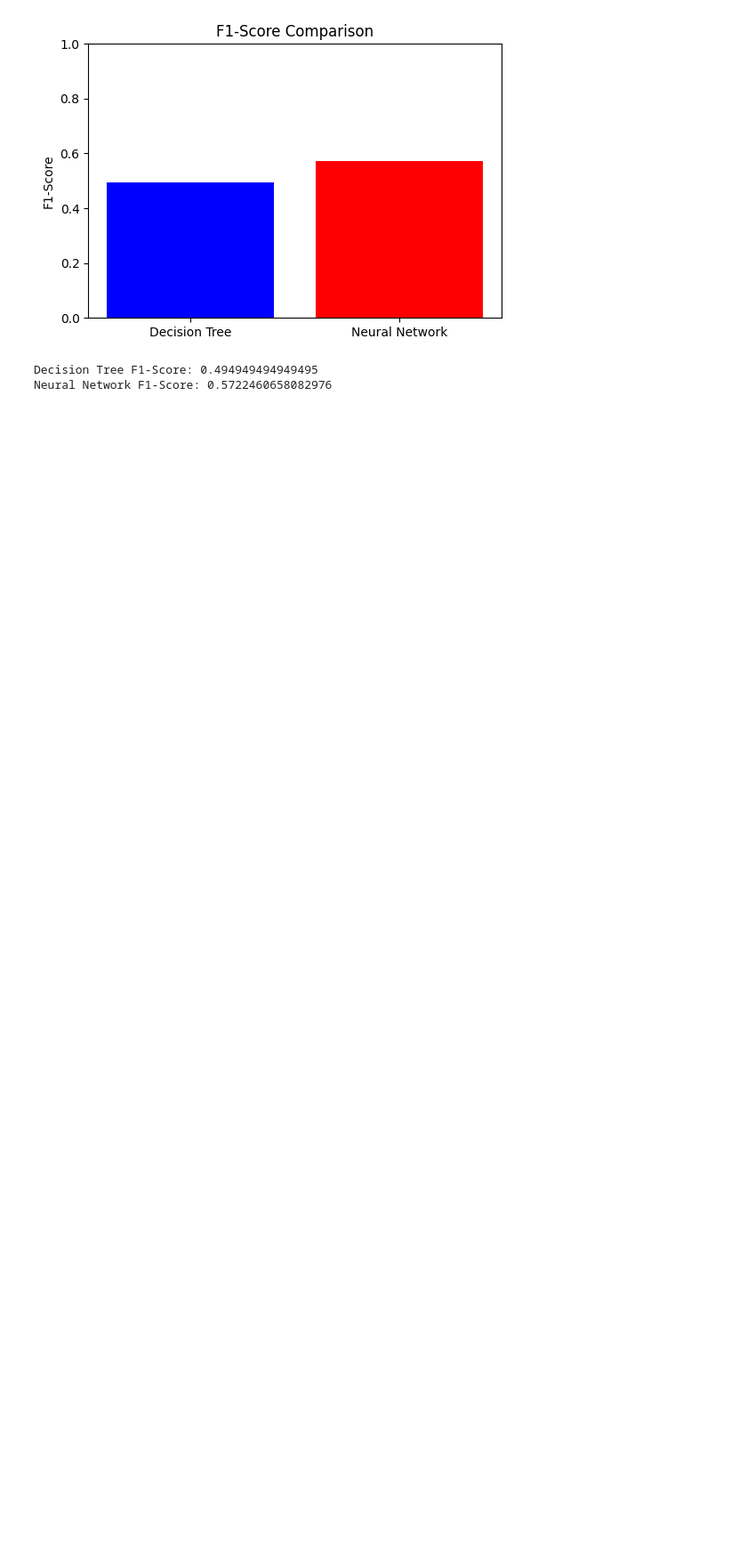
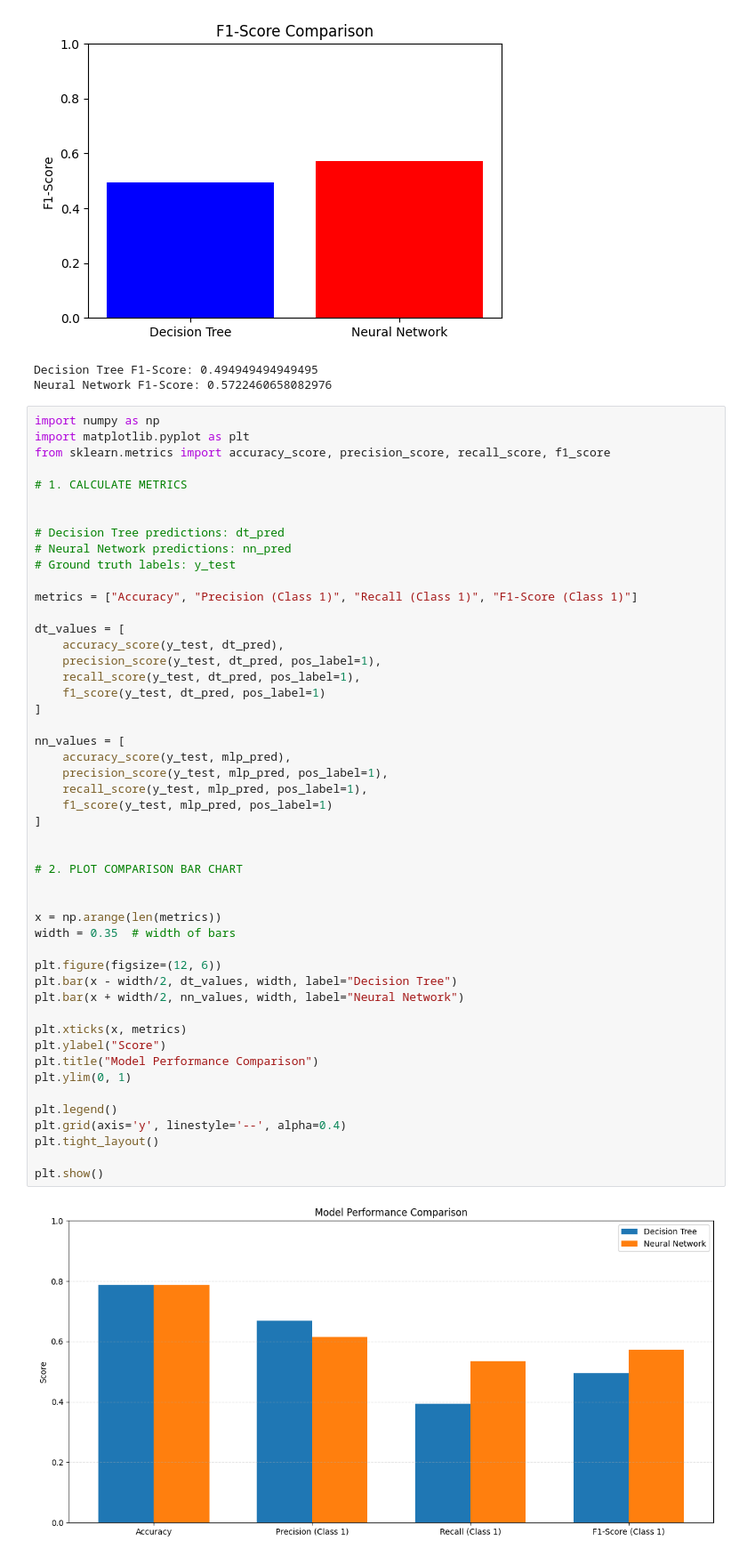
Before and after one commit to Hasindu123e/Churn-data-prediction, a Jupyter notebook: churn__data_Prediction.ipynb, the cells around one changed output. Shown at 89% size. Drawn from its saved outputs; the diff is of its cells as text; blank space fills up the shorter version.

```diff
--- a/churn__data_Prediction.ipynb
+++ b/churn__data_Prediction.ipynb
@@ -414,3 +427,54 @@ print("Neural Network F1-Score:", mlp_f1)
 [figure]
 Decision Tree F1-Score: 0.494949494949495
 Neural Network F1-Score: 0.5722460658082976
+# %%
+import numpy as np
+import matplotlib.pyplot as plt
+from sklearn.metrics import accuracy_score, precision_score, recall_score, f1_score
+
+# 1. CALCULATE METRICS
+
+
+# Decision Tree predictions: dt_pred
+# Neural Network predictions: nn_pred
+# Ground truth labels: y_test
+
+metrics = ["Accuracy", "Precision (Class 1)", "Recall (Class 1)", "F1-Score (Class 1)"]
+
+dt_values = [
+    accuracy_score(y_test, dt_pred),
+    precision_score(y_test, dt_pred, pos_label=1),
+    recall_score(y_test, dt_pred, pos_label=1),
+    f1_score(y_test, dt_pred, pos_label=1)
+]
+
+nn_values = [
+    accuracy_score(y_test, mlp_pred),
+    precision_score(y_test, mlp_pred, pos_label=1),
+    recall_score(y_test, mlp_pred, pos_label=1),
+    f1_score(y_test, mlp_pred, pos_label=1)
+]
+
+
+# 2. PLOT COMPARISON BAR CHART
+
+
+x = np.arange(len(metrics))
+width = 0.35  # width of bars
+
+plt.figure(figsize=(12, 6))
+plt.bar(x - width/2, dt_values, width, label="Decision Tree")
+plt.bar(x + width/2, nn_values, width, label="Neural Network")
+
+plt.xticks(x, metrics)
+plt.ylabel("Score")
+plt.title("Model Performance Comparison")
+plt.ylim(0, 1)
+
+plt.legend()
+plt.grid(axis='y', linestyle='--', alpha=0.4)
+plt.tight_layout()
+
+plt.show()
+# %% [output]
+[figure, added]
```
Also changed, not shown: parts of 2 cells of this notebook.
